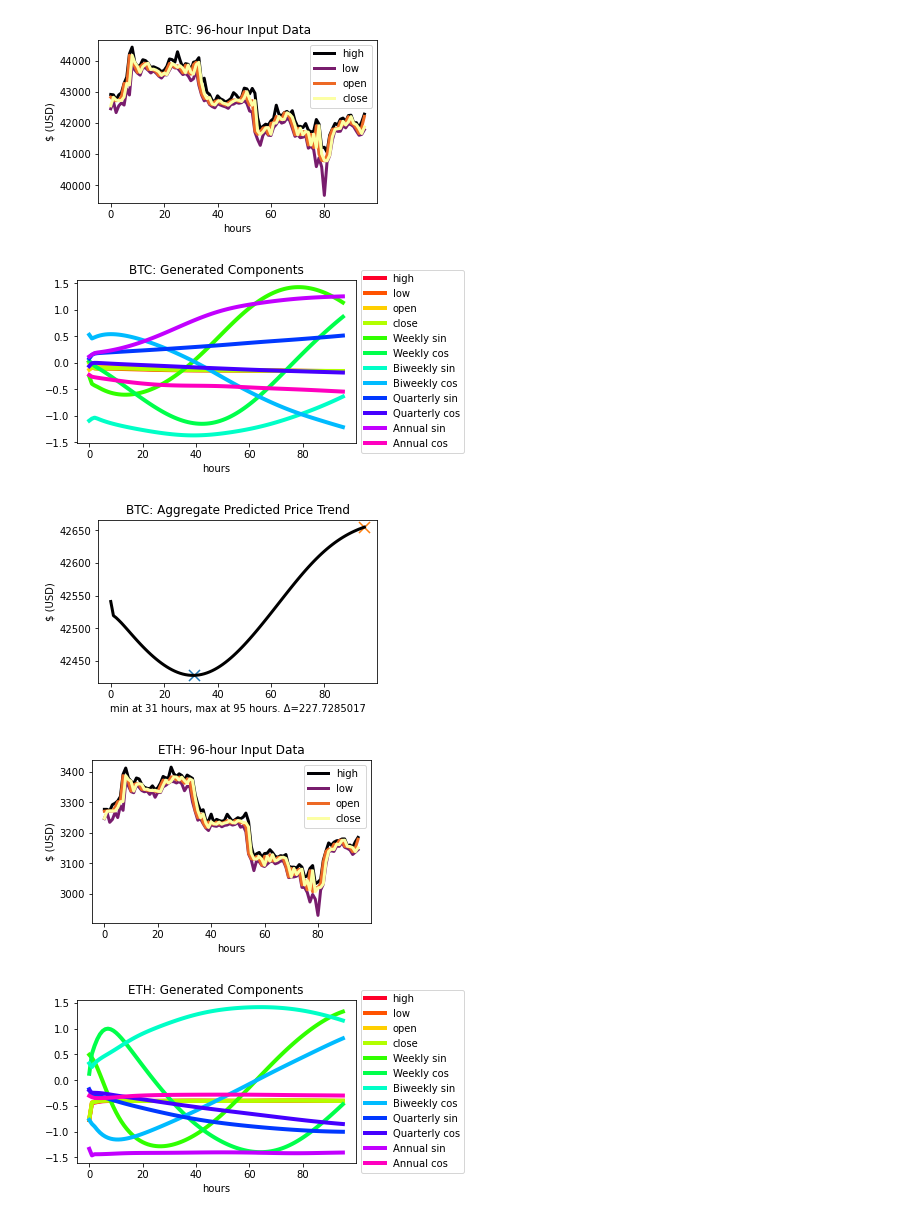
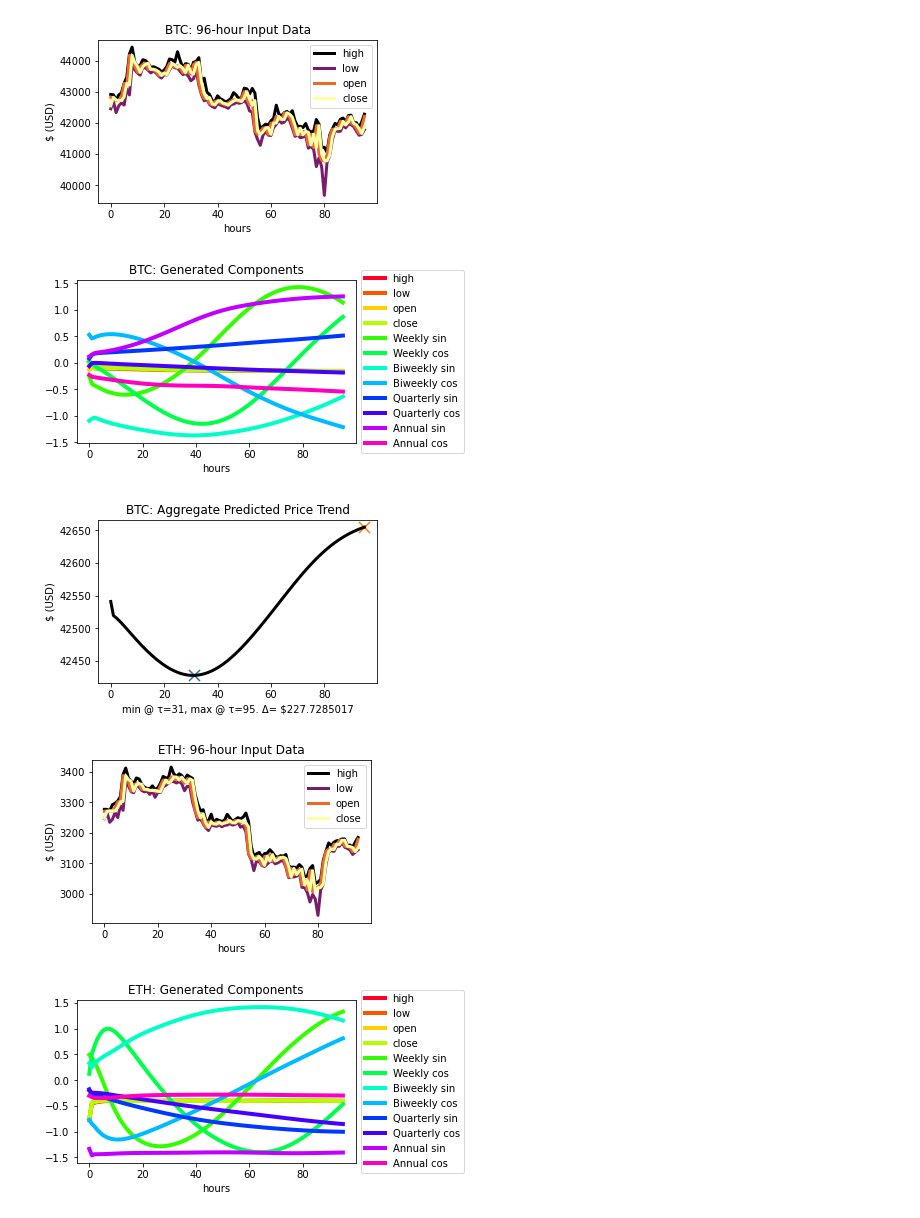
Before and after one commit to LaviJ/Cryptocurrency-Analysis, a Jupyter notebook: Machine Learning/model-predict.ipynb, the cells around one changed output. Drawn from its saved outputs; the diff is of its cells as text; code cells hidden in the pictures.

Commit message:
fancier subtitles in the charts

```diff
--- a/Machine Learning/model-predict.ipynb
+++ b/Machine Learning/model-predict.ipynb
@@ -257,9 +257,9 @@ for symbol in symbols:
     ymax = float(np.max(wow))
     xmax = int(np.where(wow == ymax)[0][0])
     if xmin < xmax :
-        a.plot(legend=False, figsize=(5,3), xlabel='min at '+str(xmin)+' hours, max at '+str(xmax)+' hours. \u0394= $'+str(round(ymax-ymin,7)), ylabel='$ (USD)', color='k', title=symbol+": Aggregate Predicted Price Trend", lw=3)
+        a.plot(legend=False, figsize=(5,3), xlabel='min @ \u03C4='+str(xmin)+', max @ \u03C4='+str(xmax)+'. \u0394= $'+str(round(ymax-ymin,7)), ylabel='$ (USD)', color='k', title=symbol+": Aggregate Predicted Price Trend", lw=3)
     else:
-        a.plot(legend=False, figsize=(5,3), xlabel='max at '+str(xmax)+' hours, min at '+str(xmin)+' hours. \u0394= $\u2212'+str(abs(round(ymin-ymax,7))), ylabel='$ (USD)', color='k', title=symbol+": Aggregate Predicted Price Trend", lw=3)
+        a.plot(legend=False, figsize=(5,3), xlabel='max @ \u03C4='+str(xmax)+', min @ \u03C4='+str(xmin)+'. \u0394= $\u2212'+str(abs(round(ymin-ymax,7))), ylabel='$ (USD)', color='k', title=symbol+": Aggregate Predicted Price Trend", lw=3)
 
     plt.gca().scatter(xmin, ymin, s=123, marker='x')
     plt.gca().scatter(xmax, ymax, s=123, marker='x')
@@ -269,5 +271,5 @@ for symbol in symbols:
 [figure]
 [figure]
-[figure, old version]
+[figure, new version]
 [figure]
 [figure]
```
Also changed, not shown: parts of 1 cell of this notebook.
